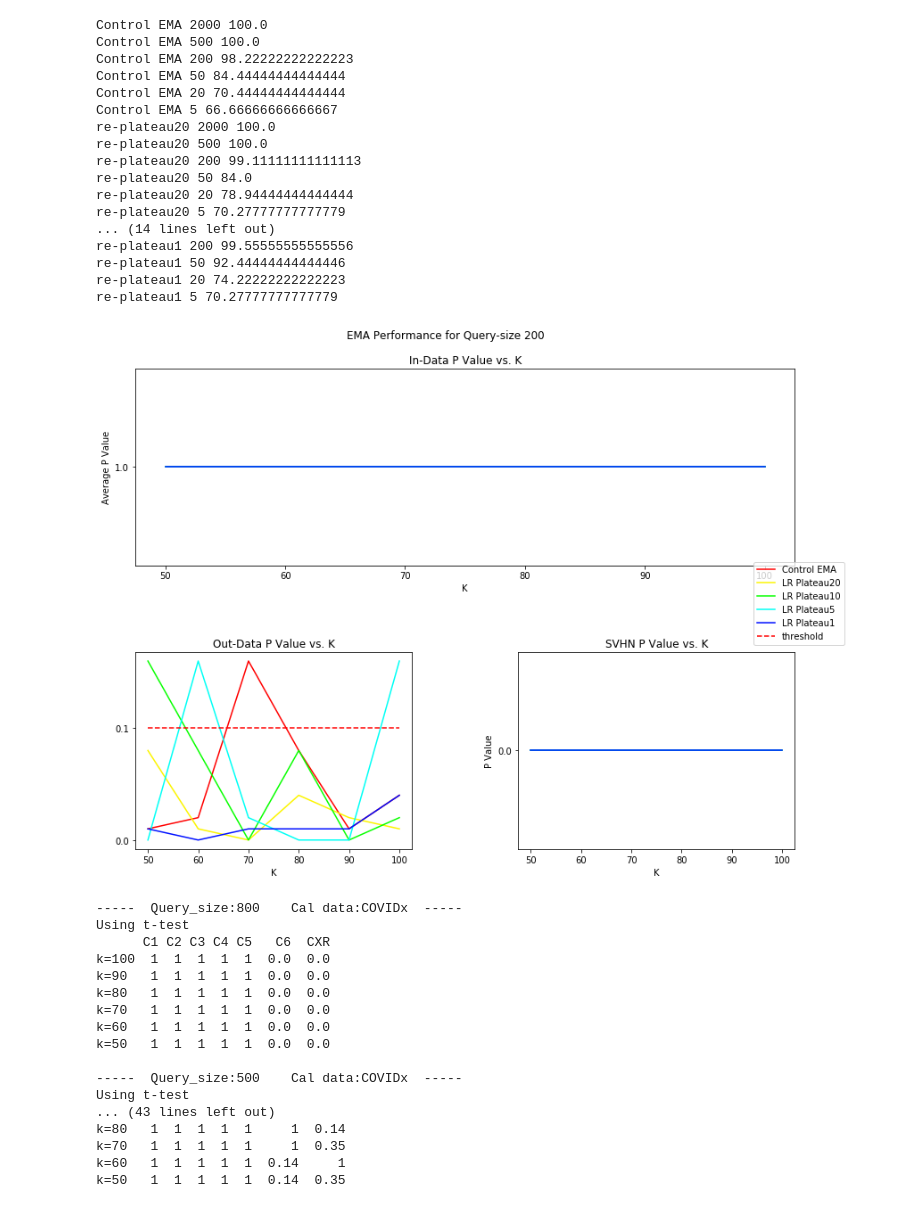
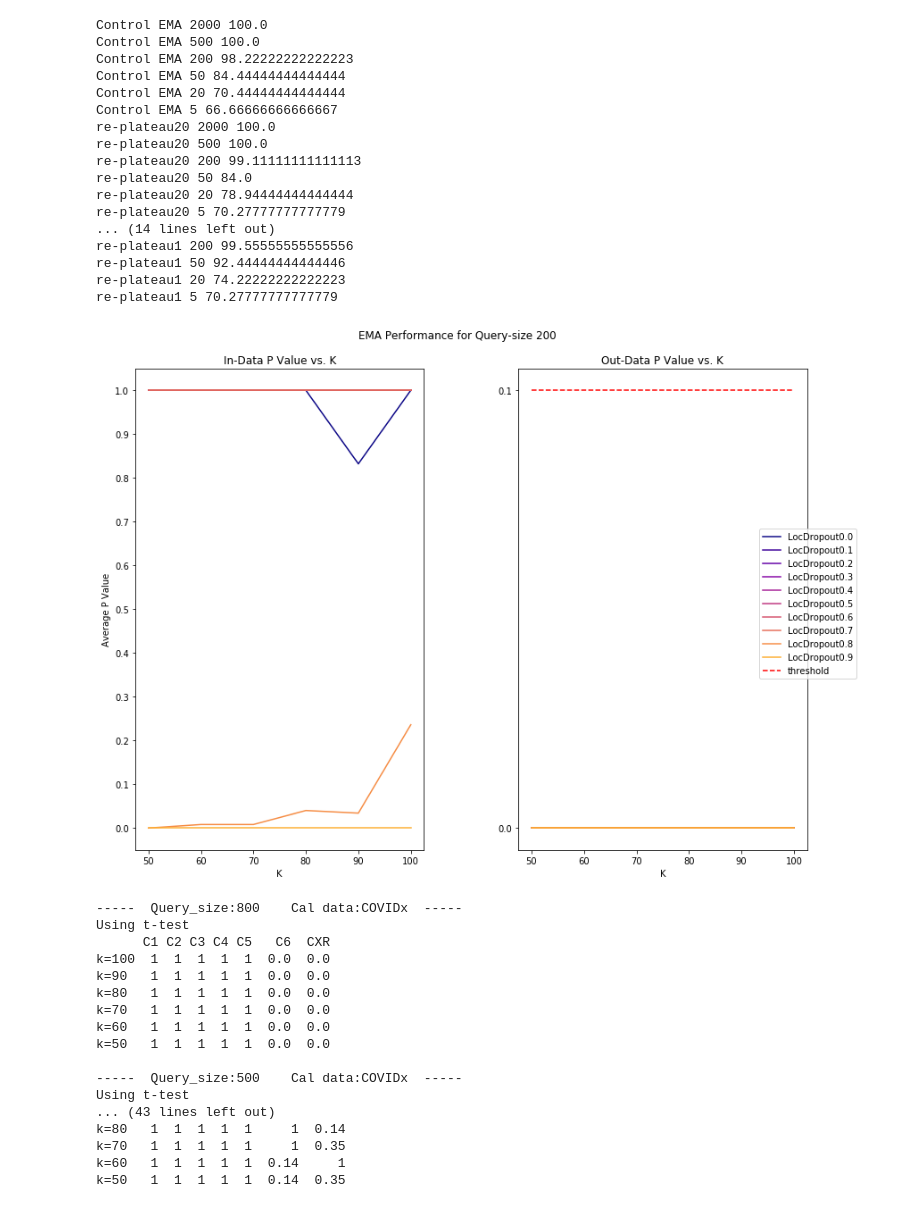
Before and after one commit to ayush-alag/DataAuditing, a Jupyter notebook: aggregate_result.ipynb, the cells around one changed output. Drawn from its saved outputs; the diff is of its cells as text; code cells hidden in the pictures.

```diff
--- a/aggregate_result.ipynb
+++ b/aggregate_result.ipynb
@@ -279,12 +348,20 @@ re-plateau1 50 92.44444444444446
 re-plateau1 20 74.22222222222223
 re-plateau1 5 70.27777777777779
 # %%
-def graph_200(tables, filter_size=200, NUM_COLORS=11):
+def graph_200(tables, filter_size=200, NUM_COLORS=11, no_svhn=False):
     # three graphs (in, out, svhn) one line per experiment at size = 200 vs K
     fig = plt.figure()
-    ax1 = plt.subplot(2, 2, (1, 2))
-    ax2 = plt.subplot(2, 2, 3)
-    ax3 = plt.subplot(2, 2, 4)
+    axes = []
+    if not no_svhn:
+        ax1 = plt.subplot(2, 2, (1, 2))
+        ax2 = plt.subplot(2, 2, 3)
+        ax3 = plt.subplot(2, 2, 4)
+        axes = [ax1, ax2, ax3]
+    else:
+        ax1 = plt.subplot(1, 2, 1)
+        ax2 = plt.subplot(1, 2, 2)
+        axes = [ax1, ax2]
+
     filtered = filter(lambda table: table.size == filter_size, tables)
     fig.tight_layout(pad=2.0)
     fig.set_size_inches(12.5, 9.5)
@@ -304,12 +381,13 @@ def graph_200(tables, filter_size=200, NUM_COLORS=11):
     ax2.set_title("Out-Data P Value vs. K")
     ax2.set_prop_cycle(color=[cm(1.*i/NUM_COLORS) for i in range(NUM_COLORS)])
 
-    ax3.set_title("SVHN P Value vs. K")
-    ax3.set_xlabel("K")
-    ax3.set_ylabel("P Value")
-    ax3.set_prop_cycle(color=[cm(1.*i/NUM_COLORS) for i in range(NUM_COLORS)])
+    if not no_svhn:
+        ax3.set_title("SVHN P Value vs. K")
+        ax3.set_xlabel("K")
+        ax3.set_ylabel("P Value")
+        ax3.set_prop_cycle(color=[cm(1.*i/NUM_COLORS) for i in range(NUM_COLORS)])
 
-    for ax in [ax1, ax2, ax3]:
+    for ax in axes:
         ax.set_yticks(np.arange(0, 1.01, 0.1))
 
 
@@ -331,14 +409,16 @@ def graph_200(tables, filter_size=200, NUM_COLORS=11):
             k_val = int(index.strip("k="))
             in_data = list(row[['M1', 'M2', 'M3', 'M4', 'M5']])
             out_data = row['M6']
-            svhn = row['SVHN']
             ks.append(k_val)
             ins.append(np.mean(in_data))
             outs.append(out_data)
-            svhns.append(svhn)
+            if not no_svhn:
+                svhn = row['SVHN']
+                svhns.append(svhn)
         ax1.plot(ks, ins, label=expt_string)
         ax2.plot(ks, outs, label=expt_string)
-        ax3.plot(ks, svhns, label=expt_string)
+        if not no_svhn:
+            ax3.plot(ks, svhns, label=expt_string)
 
     ax2.plot(np.arange(50, 101, 10), [0.1]*6, 'r--', label="threshold")
 
@@ -352,13 +432,13 @@ def graph_200(tables, filter_size=200, NUM_COLORS=11):
 
     fig.legend(lines, labels, loc='center right')
 
-    plt.savefig("Dec27_Experiments_200.png", format="png", dpi="figure")
+    plt.savefig("Location_Dropout_200.png", format="png", dpi="figure")
     plt.show()
     plt.close()
-# %%
-graph_200(tables_plateau, 200, 6)
-# %% [output]
-[figure, removed]
+# %%
+graph_200(tables, 200, 11, True)
+# %% [output]
+[figure, added]
 # %%
 ### Run EMA on chest X-ray datasets, Table 3.b and Table 7
 querydata = 'COVIDx'
```
Also changed, not shown: parts of 9 cells of this notebook, 7 other files.
